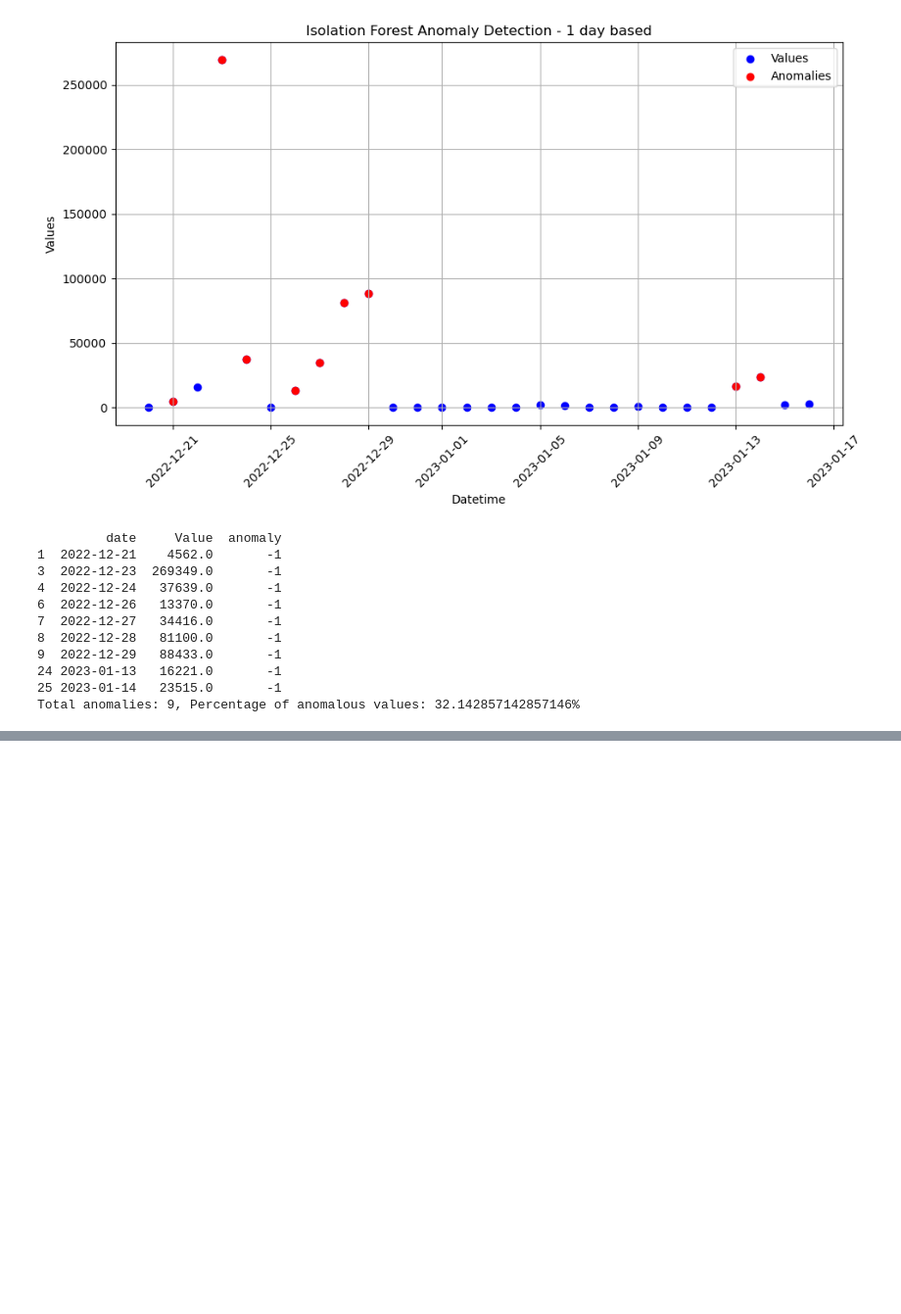
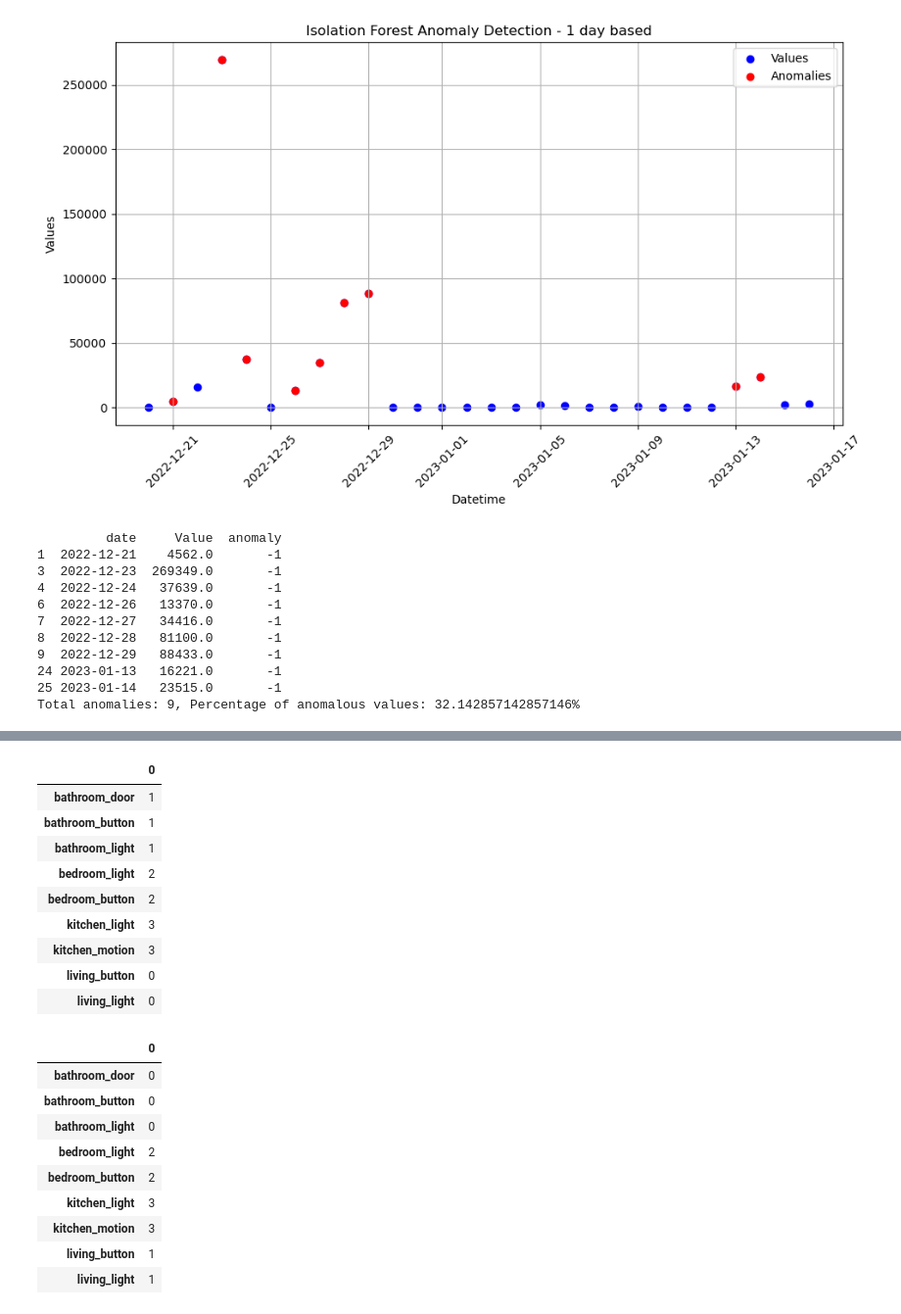
Before and after one commit to AsifTanvir/SEAD-analysis, a Jupyter notebook: Sam_data_analysis.ipynb, the cells around one changed output, grey strips where cells are left out. Shown at 98% size. Saved outputs shown, nothing was run; the diff lists cells and outputs as text; code cells hidden in the pictures; blank space fills up the shorter version.

Commit message:
Filtered hourly anomalous data from original data and used fne and td on that

```diff
--- a/Sam_data_analysis.ipynb
+++ b/Sam_data_analysis.ipynb
@@ -4,7 +4,7 @@ import matplotlib.pyplot as plt
 
 # Load the CSV file
 df = pd.read_csv('./Data/Sam_Data/combined.csv')
-
+df = df.dropna()
 # Find the number of unique items in each column
 unique_counts = df.nunique()
 
@@ -572,0 +518,11 @@ DatetimeIndex(['2023-10-01 00:00:00', '2023-10-01 00:00:00',
+# %%
+## FNE for original data
+from math import ceil
+
+prevRow = df.iloc[0]
+for _,curRow in df.iterrows():
+    if (curRow.Sensor != prevRow.Sensor):
+        t = max(ceil(curRow.seconds_since_epoch - prevRow.seconds_since_epoch), 1.0)
+        # t = max(ceil((curRow.DateTime - prevRow.DateTime).total_seconds()),1.0)
+        adjMat[prevRow.Sensor][curRow.Sensor] += 1/t
+    prevRow = curRow
@@ -572,0 +540,13 @@ DatetimeIndex(['2023-10-01 00:00:00', '2023-10-01 00:00:00',
+# %%
+## TD for original data
+curGroup = []
+th = 2
+prevRow = df.iloc[0]
+for _, curRow in df.iterrows():
+    if ((curRow.seconds_since_epoch - prevRow.seconds_since_epoch) >= th):
+        curGroup = []
+    if not(curRow.Sensor in curGroup):
+        curGroup.append(curRow.Sensor)
+    for item in curGroup:
+        adjMat2[item][curRow.Sensor] += 1
+    prevRow = curRow
@@ -572,0 +564,32 @@ DatetimeIndex(['2023-10-01 00:00:00', '2023-10-01 00:00:00',
+# %%
+from sklearn.cluster import SpectralClustering
+
+sp = SpectralClustering(4,affinity="precomputed")
+clus = sp.fit_predict(adjMat)
+
+clus2 = sp.fit_predict(adjMat2)
+# %%
+display(pd.DataFrame(clus,index=adjMat.index))
+
+display(pd.DataFrame(clus2,index=adjMat2.index))
+# %% [output]
+|  | 0 |
+| bathroom_door | 1 |
+| bathroom_button | 1 |
+| bathroom_light | 1 |
+| bedroom_light | 2 |
+| bedroom_button | 2 |
+| kitchen_light | 3 |
+| kitchen_motion | 3 |
+| living_button | 0 |
+| living_light | 0 |
+|  | 0 |
+| bathroom_door | 0 |
+| bathroom_button | 0 |
+| bathroom_light | 0 |
+| bedroom_light | 2 |
+| bedroom_button | 2 |
+| kitchen_light | 3 |
+| kitchen_motion | 3 |
+| living_button | 1 |
+| living_light | 1 |
```
Also changed, not shown: parts of 10 cells of this notebook, 1 other file.
